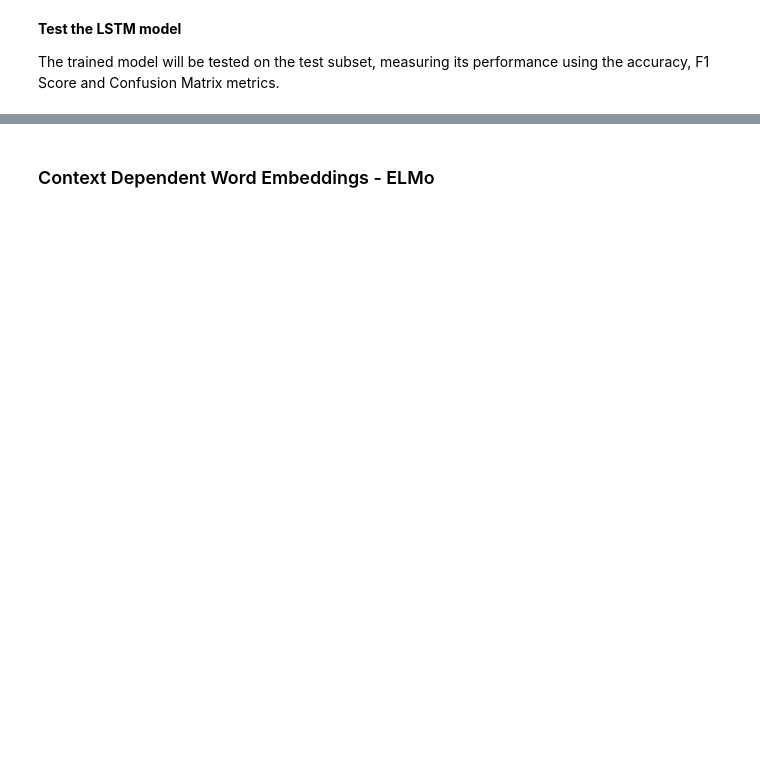
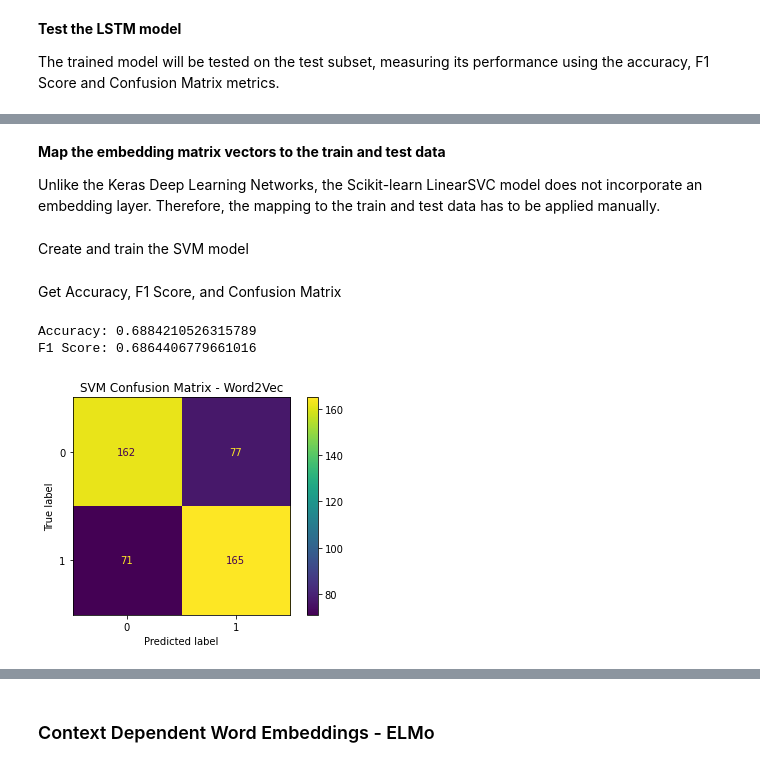
Before and after one commit to dmegkos/MSc-Dissertation-DS-2022, a Jupyter notebook: Thesis_Project.ipynb, the cells around one changed output, grey strips where cells are left out. Cells and saved outputs as stored; diff of their text form; code cells hidden in the pictures; blank space fills up the shorter version.

```diff
--- a/Thesis_Project.ipynb
+++ b/Thesis_Project.ipynb
@@ -1625,0 +1740,3 @@ F1 Score: 0.750524109014675
+# %%
+# Load vectors directly from the file
+w2v_vectors = KeyedVectors.load_word2vec_format('word2vec-google-news-300.gz', binary=True)
@@ -1625,0 +1781,24 @@ F1 Score: 0.750524109014675
+# %%
+# Convert train subset to list of sequences
+X_train_w2v = tokenizer.texts_to_sequences(train_df.clean_sentence.to_list())
+# Pad sequences to the same length
+X_train_w2v = pad_sequences(X_train_w2v, maxlen=max_sent_len, dtype='int64',
+                            padding='pre')
+
+# Convert test to sequences
+X_test_w2v = tokenizer.texts_to_sequences(test_df.clean_sentence.to_list())
+# Pad examples to the same length
+X_test_w2v = pad_sequences(X_test_w2v, maxlen=max_sent_len, dtype='int64',
+                           padding='pre')
+
+
+
+# one hot encode train labels
+y_train_w2v = pd.get_dummies(train_df.label).values.astype('int64')
+# Convert the categorical label to numeric
+y_train_w2v_num = train_df.label.replace(['hate','noHate'],[0,1])
+
+# one hot encode test labels
+y_test_w2v = pd.get_dummies(test_df.label).values.astype('int64')
+# Convert the categorical label to numeric
+y_test_w2v_num = test_df.label.replace(['hate','noHate'],[0,1])
@@ -1625,0 +1807,4 @@ F1 Score: 0.750524109014675
+# %% [markdown]
+**Map the embedding matrix vectors to the train and test data**
+
+Unlike the Keras Deep Learning Networks, the Scikit-learn LinearSVC model does not incorporate an embedding layer. Therefore, the mapping to the train and test data has to be applied manually.
@@ -1625,0 +1841,26 @@ F1 Score: 0.750524109014675
+# %% [markdown]
+Create and train the SVM model
+# %%
+# Instatiate SVC
+svm_w2v = LinearSVC(C=0.0006)
+# Fit training data
+svm_w2v.fit(X_train_svm_w2v, y_train_w2v_num)
+# Get prediction on test data
+svm_w2v_pred = svm_w2v.predict(X_test_svm_w2v)
+# %% [markdown]
+Get Accuracy, F1 Score, and Confusion Matrix
+# %%
+# Print the accuracy
+print('Accuracy: '+str(svm_w2v.score(X_test_svm_w2v, y_test_w2v_num)))
+# Print the F1 Score
+print('F1 Score: '+str(f1_score(y_test_w2v_num, svm_w2v_pred, pos_label=0)))
+# Create confusion matrix
+cm = confusion_matrix(y_test_w2v_num, svm_w2v_pred, labels=svm_w2v.classes_)
+disp = ConfusionMatrixDisplay(confusion_matrix=cm, display_labels=svm_w2v.classes_)
+disp.plot()
+plt.title('SVM Confusion Matrix - Word2Vec')
+plt.show()
+# %% [output]
+Accuracy: 0.6884210526315789
+F1 Score: 0.6864406779661016
+[figure, added]
```
Also changed, not shown: parts of 139 cells of this notebook.
